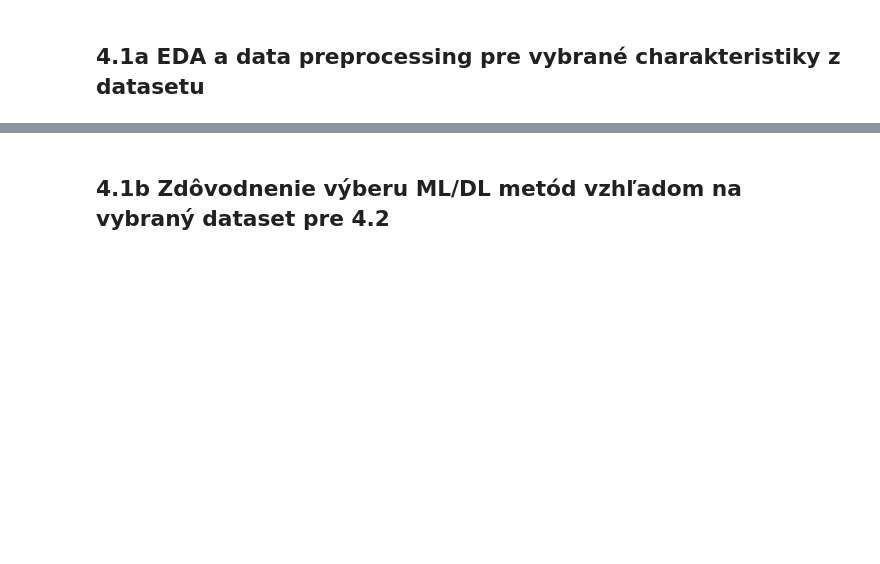
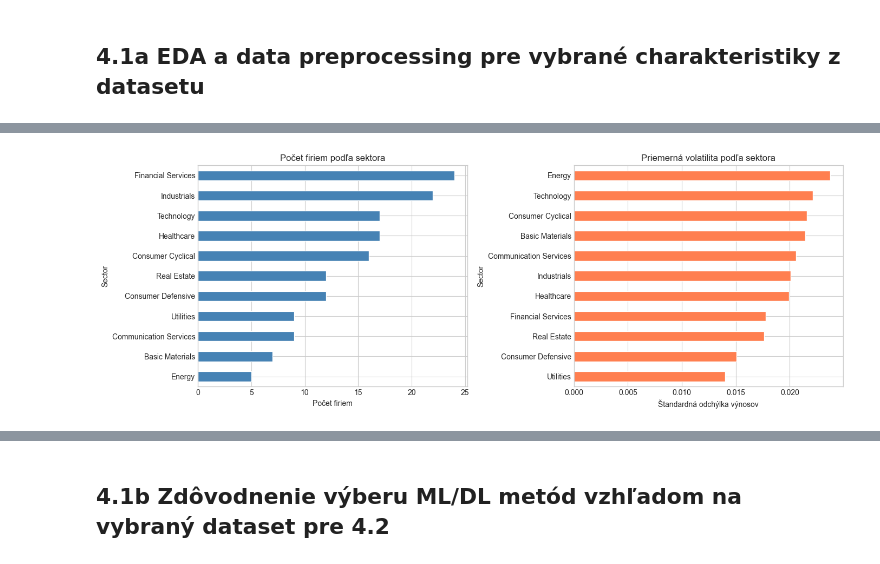
Before and after one commit to johannatilesova/IAU-project, a Jupyter notebook: bonus/sp500stocks.ipynb, the cells around one changed output, grey strips where cells are left out. Saved outputs shown, nothing was run; the diff lists cells and outputs as text; code cells hidden in the pictures; blank space fills up the shorter version.

```diff
--- a/bonus/sp500stocks.ipynb
+++ b/bonus/sp500stocks.ipynb
@@ -241,0 +498,16 @@ df_index.describe()
+# %%
+# B.4 Vytvorenie stĺpca s dennými výnosmi (returns)
+df_clean = df_clean.sort_values(['Symbol', 'Date'])
+df_clean['Daily_Return'] = df_clean.groupby('Symbol')['Close'].pct_change()
+
+# Štatistiky výnosov
+print("\nŠtatistiky denných výnosov:")
+return_stats = df_clean.groupby('Symbol')['Daily_Return'].agg(['mean', 'std', 'min', 'max'])
+return_stats.columns = ['Avg_Return', 'Volatility', 'Min_Return', 'Max_Return']
+return_stats = return_stats.sort_values('Volatility', ascending=False)
+
+print(f"\nTop 10 najvolatilnejších akcií:")
+print(return_stats.head(10))
+
+print(f"\nTop 10 najmenej volatilných akcií:")
+print(return_stats.tail(10))
@@ -241,0 +534,6 @@ df_index.describe()
+# %%
+import matplotlib.pyplot as plt
+import seaborn as sns
+
+# Nastavenie štýlu
+plt.style.use('seaborn-v0_8-whitegrid')
@@ -241,0 +611,23 @@ df_index.describe()
+# %%
+# C.4 Analýza sektorov
+# Spojenie s df_companies
+df_with_sector = df_clean.merge(df_companies[['Symbol', 'Sector', 'Industry']], on='Symbol', how='left')
+
+fig, axes = plt.subplots(1, 2, figsize=(14, 5))
+
+# Počet firiem podľa sektora
+sector_counts = df_with_sector.groupby('Sector')['Symbol'].nunique().sort_values(ascending=True)
+sector_counts.plot(kind='barh', ax=axes[0], color='steelblue')
+axes[0].set_title('Počet firiem podľa sektora')
+axes[0].set_xlabel('Počet firiem')
+
+# Priemerná volatilita podľa sektora
+sector_volatility = df_with_sector.groupby('Sector')['Daily_Return'].std().sort_values(ascending=True)
+sector_volatility.plot(kind='barh', ax=axes[1], color='coral')
+axes[1].set_title('Priemerná volatilita podľa sektora')
+axes[1].set_xlabel('Štandardná odchýlka výnosov')
+
+plt.tight_layout()
+plt.show()
+# %% [output]
+[figure, added]
```
Also changed, not shown: parts of 32 cells of this notebook.
